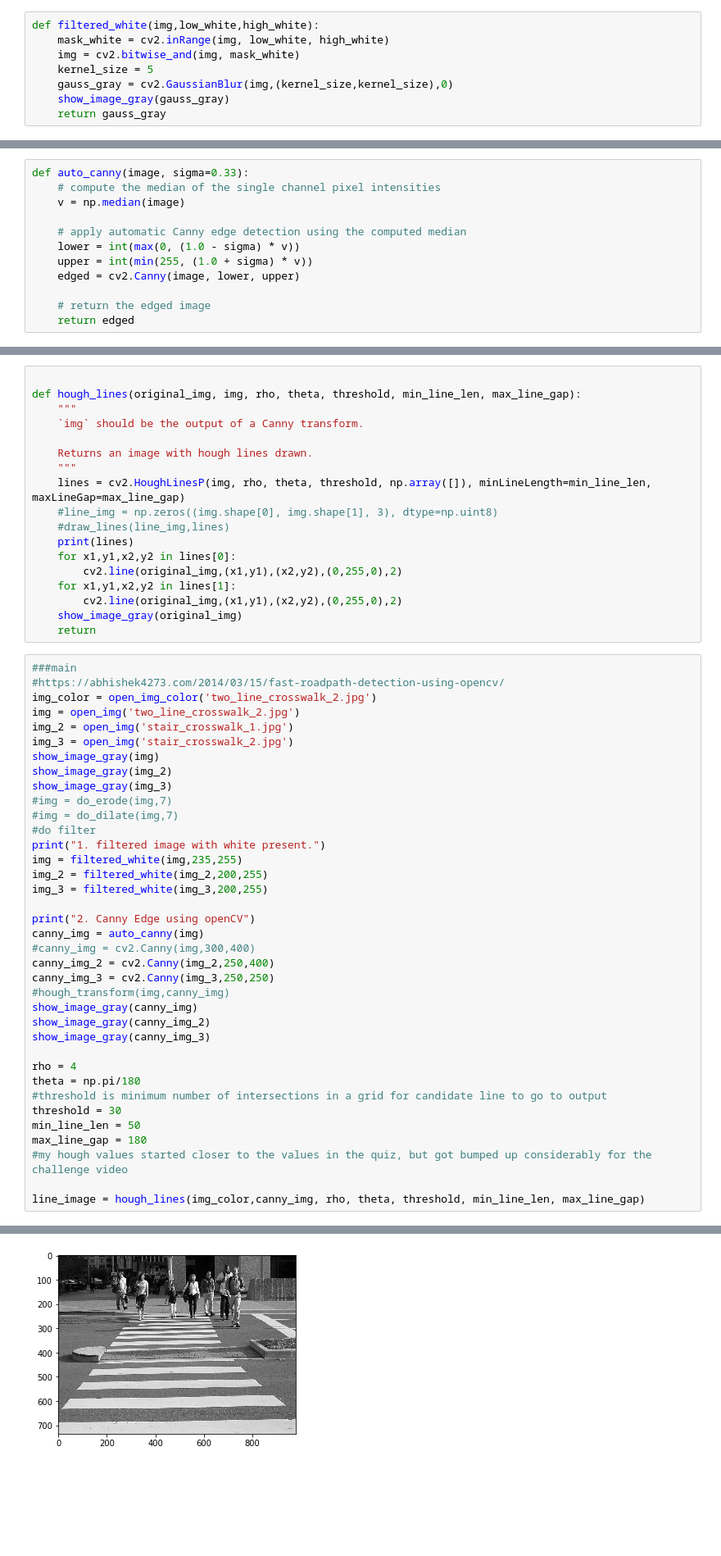
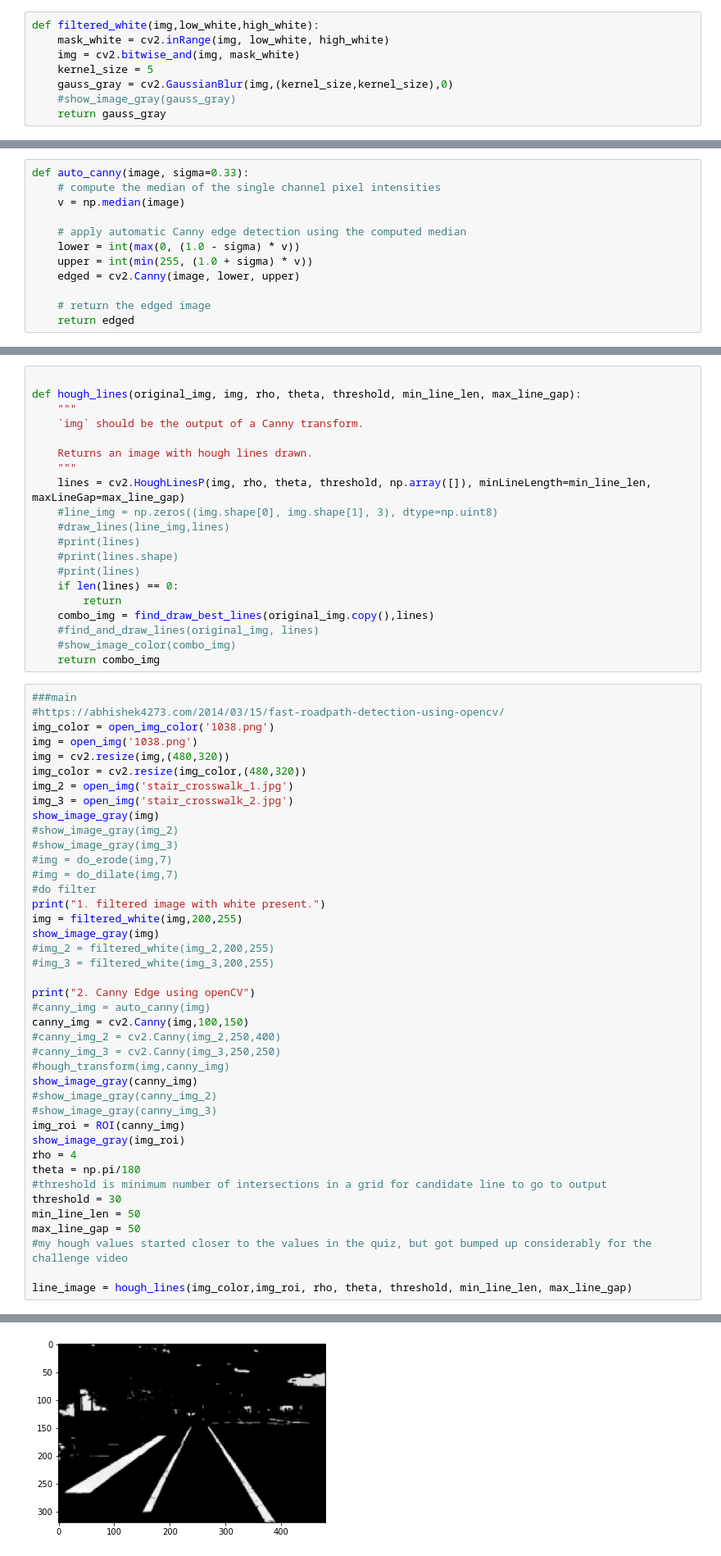
Before and after one commit to Zaoldyeckk/Erlang-System, a Jupyter notebook: Sidewalk and crosswalk detection/Two-Line Crosswalk Detection.ipynb, the cells around one changed output, grey strips where cells are left out. Shown at 82% size. Drawn from its saved outputs; the diff is of its cells as text; blank space fills up the shorter version.

```diff
--- a/Sidewalk and crosswalk detection/Two-Line Crosswalk Detection.ipynb
+++ b/Sidewalk and crosswalk detection/Two-Line Crosswalk Detection.ipynb
@@ -52,5 +57,5 @@ def filtered_white(img,low_white,high_white):
     img = cv2.bitwise_and(img, mask_white)
     kernel_size = 5
     gauss_gray = cv2.GaussianBlur(img,(kernel_size,kernel_size),0)
-    show_image_gray(gauss_gray)
+    #show_image_gray(gauss_gray)
     return gauss_gray
@@ -106,48 +167,54 @@ def hough_lines(original_img, img, rho, theta, threshold, min_line_len, max_line
     lines = cv2.HoughLinesP(img, rho, theta, threshold, np.array([]), minLineLength=min_line_len, maxLineGap=max_line_gap)
     #line_img = np.zeros((img.shape[0], img.shape[1], 3), dtype=np.uint8)
     #draw_lines(line_img,lines)
-    print(lines)
-    for x1,y1,x2,y2 in lines[0]:
-        cv2.line(original_img,(x1,y1),(x2,y2),(0,255,0),2)
-    for x1,y1,x2,y2 in lines[1]:
-        cv2.line(original_img,(x1,y1),(x2,y2),(0,255,0),2)
-    show_image_gray(original_img)
-    return
+    #print(lines)
+    #print(lines.shape)
+    #print(lines)
+    if len(lines) == 0:
+        return
+    combo_img = find_draw_best_lines(original_img.copy(),lines)
+    #find_and_draw_lines(original_img, lines)
+    #show_image_color(combo_img)
+    return combo_img
 # %%
 ###main
 #https://abhishek4273.com/2014/03/15/fast-roadpath-detection-using-opencv/
-img_color = open_img_color('two_line_crosswalk_2.jpg')
-img = open_img('two_line_crosswalk_2.jpg')
+img_color = open_img_color('1038.png')
+img = open_img('1038.png')
+img = cv2.resize(img,(480,320))
+img_color = cv2.resize(img_color,(480,320))
 img_2 = open_img('stair_crosswalk_1.jpg')
 img_3 = open_img('stair_crosswalk_2.jpg')
 show_image_gray(img)
-show_image_gray(img_2)
-show_image_gray(img_3)
+#show_image_gray(img_2)
+#show_image_gray(img_3)
 #img = do_erode(img,7)
 #img = do_dilate(img,7)
 #do filter
 print("1. filtered image with white present.")
-img = filtered_white(img,235,255)
-img_2 = filtered_white(img_2,200,255)
-img_3 = filtered_white(img_3,200,255)
+img = filtered_white(img,200,255)
+show_image_gray(img)
+#img_2 = filtered_white(img_2,200,255)
+#img_3 = filtered_white(img_3,200,255)
 
 print("2. Canny Edge using openCV")
-canny_img = auto_canny(img)
-#canny_img = cv2.Canny(img,300,400)
-canny_img_2 = cv2.Canny(img_2,250,400)
-canny_img_3 = cv2.Canny(img_3,250,250)
+#canny_img = auto_canny(img)
+canny_img = cv2.Canny(img,100,150)
+#canny_img_2 = cv2.Canny(img_2,250,400)
+#canny_img_3 = cv2.Canny(img_3,250,250)
 #hough_transform(img,canny_img)
 show_image_gray(canny_img)
-show_image_gray(canny_img_2)
-show_image_gray(canny_img_3)
-
+#show_image_gray(canny_img_2)
+#show_image_gray(canny_img_3)
+img_roi = ROI(canny_img)
+show_image_gray(img_roi)
 rho = 4
 theta = np.pi/180
 #threshold is minimum number of intersections in a grid for candidate line to go to output
 threshold = 30
 min_line_len = 50
-max_line_gap = 180
+max_line_gap = 50
 #my hough values started closer to the values in the quiz, but got bumped up considerably for the challenge video
 
-line_image = hough_lines(img_color,canny_img, rho, theta, threshold, min_line_len, max_line_gap)
+line_image = hough_lines(img_color,img_roi, rho, theta, threshold, min_line_len, max_line_gap)
 # %% [output]
@@ -155 +223 @@ line_image = hough_lines(img_color,canny_img, rho, theta, threshold, min_line_le
-[figure, old version]
+[figure, new version]
```
Also changed, not shown: parts of 11 cells of this notebook, 5 other files.
